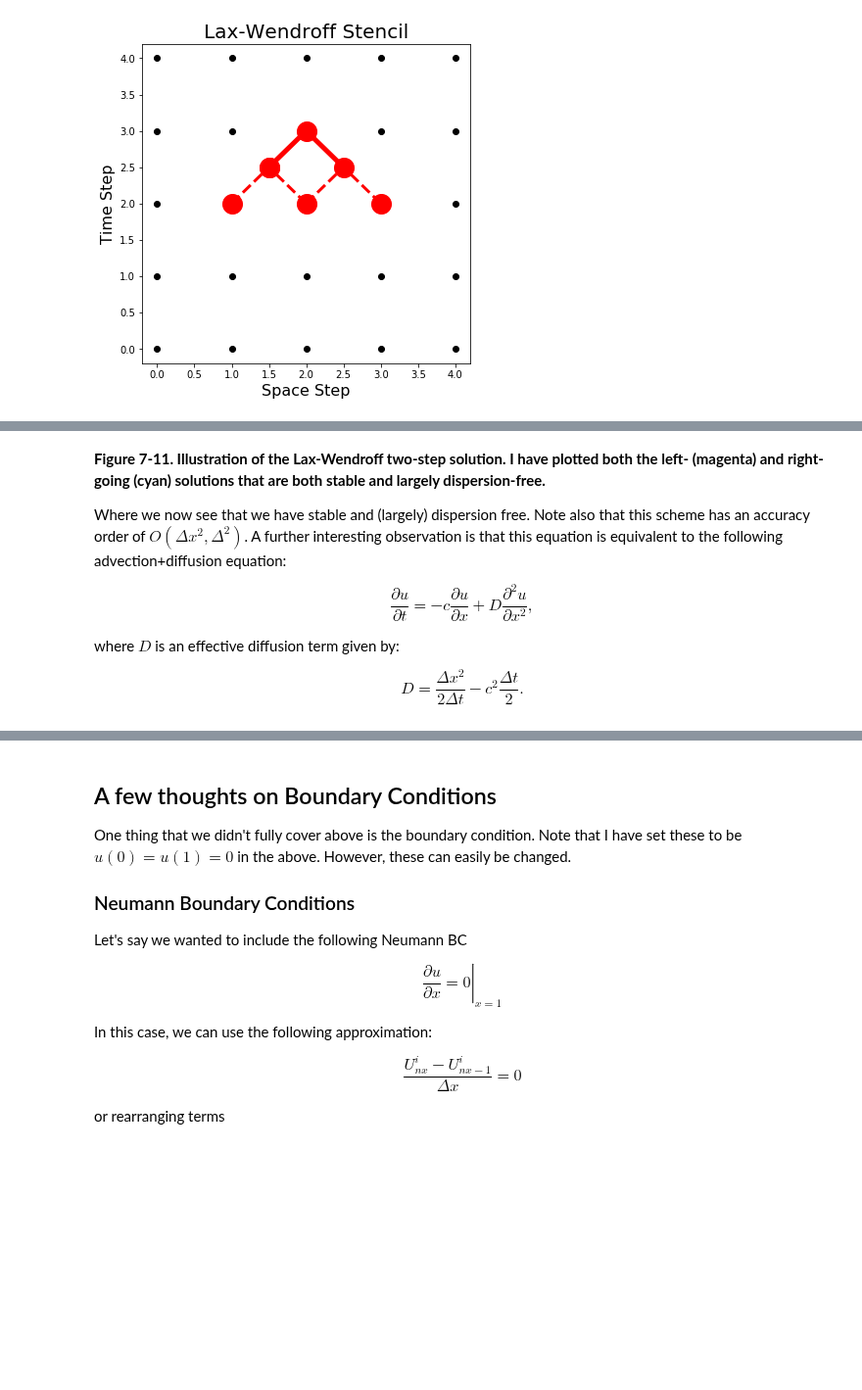
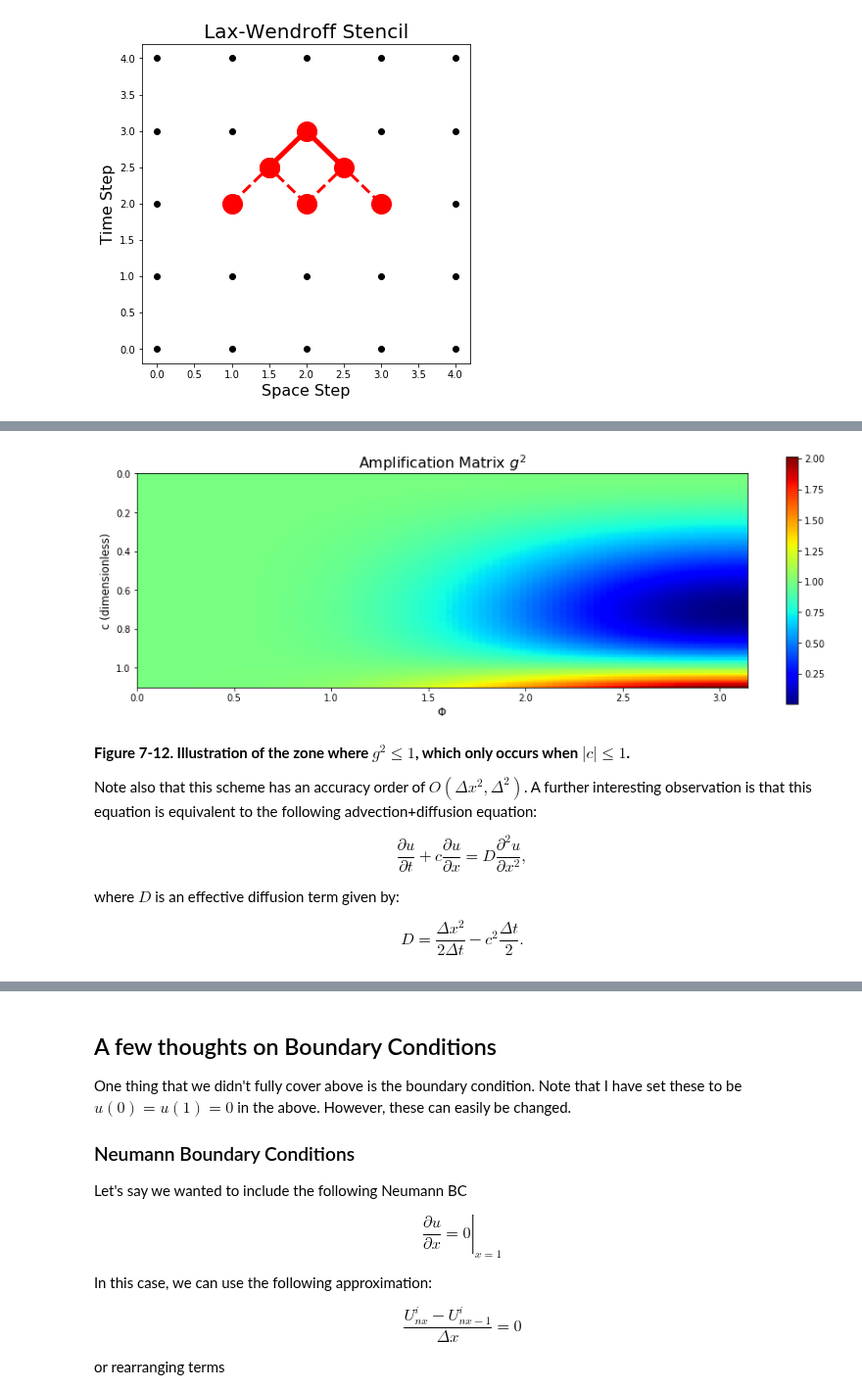
Before and after one commit to jshragge/CSM_GP_GEOPCOMP, a Jupyter notebook: 07_Differentiation.ipynb, the cells around one changed output, grey strips where cells are left out. Shown at 98% size. Saved outputs shown, nothing was run; the diff lists cells and outputs as text; code cells hidden in the pictures; blank space fills up the shorter version.

```diff
--- a/07_Differentiation.ipynb
+++ b/07_Differentiation.ipynb
@@ -1047,13 +1038,37 @@ HTML(anim.to_html5_video())
+# %%
+xmin,xmax,nx=0.,180.,91
+dx= (xmax-xmin)/(nx-1)
+
+cmin,cmax,nc=0.0,1.1,101
+
+phi = np.linspace(xmin,xmax,nx)/180.0*np.pi
+vx  = np.linspace(cmin,cmax,nc)
+
+ggg = np.zeros((nc,nx))
+
+for ic in range(nc):
+    for ix in range(nx):
+        ggg[ic,ix] = vx[ic]**2*np.sin(phi[ix])**2 + (1-vx[ic]**2+vx[ic]**2*np.cos(phi[ix]))**2
+
+plt.figure(figsize=(15,5))
+plt.xlabel('$\Phi$',fontsize=12)
+plt.ylabel('c (dimensionless)',fontsize=12)
+plt.title('Amplification Matrix $g^2$',fontsize=16)
+plt.imshow(ggg,cmap='jet',extent=[0,np.pi,cmax,cmin],origin='upper')
+plt.colorbar()
+plt.show()
+# %% [output]
+[figure, added]
 # %% [markdown]
-**Figure 7-11. Illustration of the Lax-Wendroff two-step solution. I have plotted both the left- (magenta) and right-going (cyan) solutions that are both stable and largely dispersion-free.**
+**Figure 7-12. Illustration of the zone where $g^2 \le 1$, which only occurs when $|c|\le 1$.**
 
-Where we now see that we have stable and (largely) dispersion free. Note also that this scheme has an accuracy order of $O(\Delta x^2,\Delta ^2)$.  A further interesting observation is that this equation is equivalent to the following advection+diffusion equation:
+Note also that this scheme has an accuracy order of $O(\Delta x^2,\Delta ^2)$.  A further interesting observation is that this equation is equivalent to the following advection+diffusion equation:
 
-$$\frac{\partial u}{\partial t} = -c \frac{\partial u}{\partial x}+D \frac{\partial^2 u}{\partial x^2}, \tag{34a}$$
+$$\frac{\partial u}{\partial t} + c \frac{\partial u}{\partial x} = D \frac{\partial^2 u}{\partial x^2}, \tag{35a}$$
 
 where $D$ is an effective diffusion term given by:
 
-$$D = \frac{\Delta x^2}{2\Delta t}- c^2\frac{\Delta t}{2}. \tag{34b}$$
+$$D = \frac{\Delta x^2}{2\Delta t}- c^2\frac{\Delta t}{2}. \tag{35b}$$
 # %% [markdown]
 ### A Linear Algebra Framework
 
```
Also changed, not shown: parts of 54 cells of this notebook, 1 other file.
